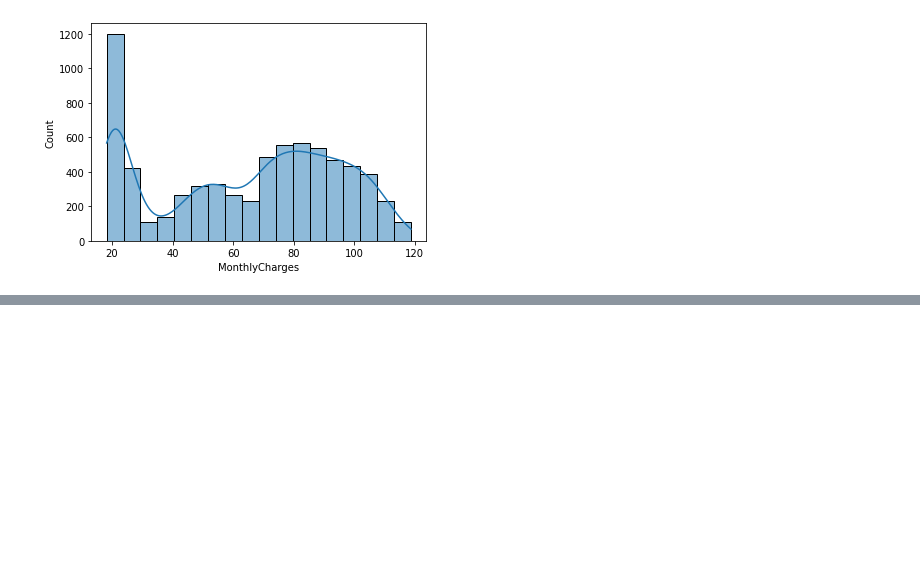
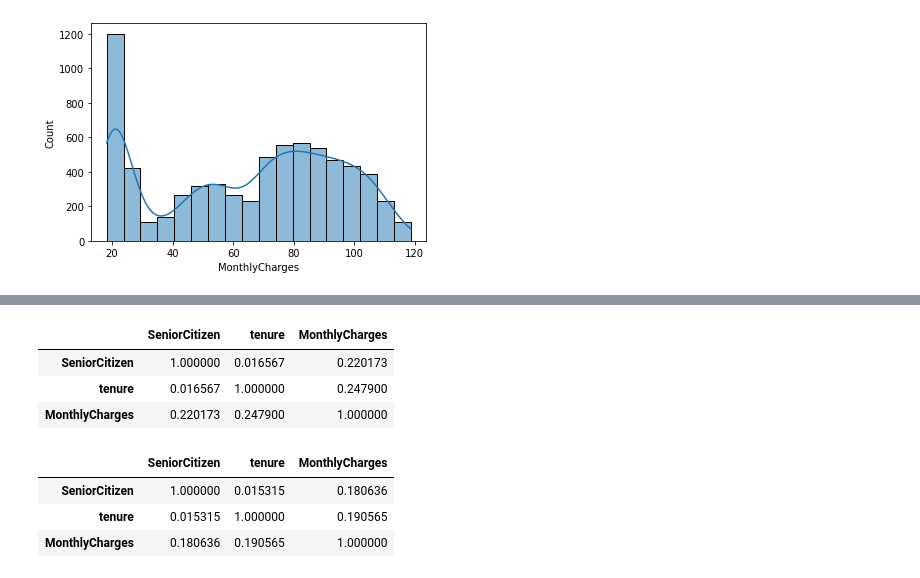
Before and after one commit to Kaleab1999/statistics-in-python, a Jupyter notebook: stat.ipynb, the cells around one changed output, grey strips where cells are left out. Cells and saved outputs as stored; diff of their text form; code cells hidden in the pictures; blank space fills up the shorter version.

```diff
--- a/stat.ipynb
+++ b/stat.ipynb
@@ -159,0 +170,14 @@ sns.histplot(x='MonthlyCharges',data=df,kde=True)
+# %%
+df.corr(method ='pearson')
+# %% [output]
+|  | SeniorCitizen | tenure | MonthlyCharges |
+| SeniorCitizen | 1.000000 | 0.016567 | 0.220173 |
+| tenure | 0.016567 | 1.000000 | 0.247900 |
+| MonthlyCharges | 0.220173 | 0.247900 | 1.000000 |
+# %%
+df.corr(method ='kendall')
+# %% [output]
+|  | SeniorCitizen | tenure | MonthlyCharges |
+| SeniorCitizen | 1.000000 | 0.015315 | 0.180636 |
+| tenure | 0.015315 | 1.000000 | 0.190565 |
+| MonthlyCharges | 0.180636 | 0.190565 | 1.000000 |
```
Also changed, not shown: parts of 4 cells of this notebook.
